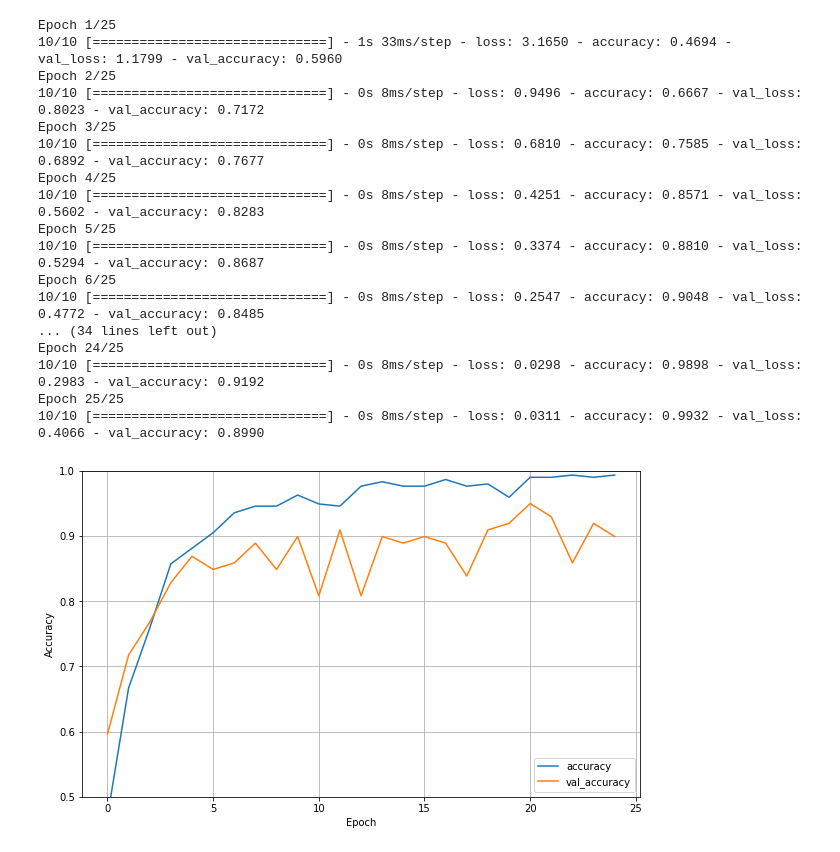
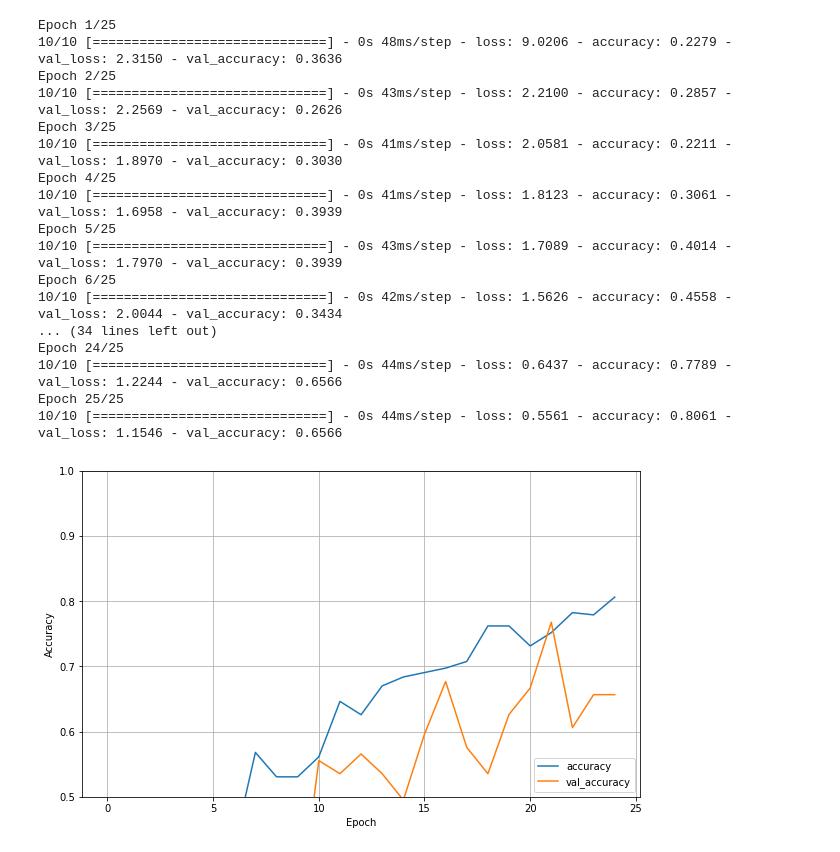
Before and after one commit to vasilevIT/emg-interface, a Jupyter notebook: prefilter_for_EMG_signal.ipynb, the cells around one changed output. Drawn from its saved outputs; the diff is of its cells as text; code cells hidden in the pictures.

```diff
--- a/prefilter_for_EMG_signal.ipynb
+++ b/prefilter_for_EMG_signal.ipynb
@@ -269,66 +276,68 @@ Total: 2 experiment(s)
 # %%
 #keras.utils.plot_model(model2, 'dense_image_classifier.png', show_shapes=True)
+# %%
+history2 = model2.fit(train_signals, train_labels, epochs=25,
+                   validation_data=(test_signals, test_labels))
+# %% [output]
+Epoch 1/25
+10/10 [==============================] - 0s 48ms/step - loss: 9.0206 - accuracy: 0.2279 - val_loss: 2.3150 - val_accuracy: 0.3636
+Epoch 2/25
+10/10 [==============================] - 0s 43ms/step - loss: 2.2100 - accuracy: 0.2857 - val_loss: 2.2569 - val_accuracy: 0.2626
+Epoch 3/25
+10/10 [==============================] - 0s 41ms/step - loss: 2.0581 - accuracy: 0.2211 - val_loss: 1.8970 - val_accuracy: 0.3030
+Epoch 4/25
+10/10 [==============================] - 0s 41ms/step - loss: 1.8123 - accuracy: 0.3061 - val_loss: 1.6958 - val_accuracy: 0.3939
+Epoch 5/25
+10/10 [==============================] - 0s 43ms/step - loss: 1.7089 - accuracy: 0.4014 - val_loss: 1.7970 - val_accuracy: 0.3939
+Epoch 6/25
+10/10 [==============================] - 0s 42ms/step - loss: 1.5626 - accuracy: 0.4558 - val_loss: 2.0044 - val_accuracy: 0.3434
+... (34 lines left out)
+Epoch 24/25
+10/10 [==============================] - 0s 44ms/step - loss: 0.6437 - accuracy: 0.7789 - val_loss: 1.2244 - val_accuracy: 0.6566
+Epoch 25/25
+10/10 [==============================] - 0s 44ms/step - loss: 0.5561 - accuracy: 0.8061 - val_loss: 1.1546 - val_accuracy: 0.6566
 # %%
-history = model2.fit(train_signals, train_labels, epochs=25,
-                   validation_data=(test_signals, test_labels))
 
 
 plt.figure(figsize=(10,6))
 plt.grid(True)
-plt.plot(history.history['accuracy'], label='accuracy')
-plt.plot(history.history['val_accuracy'], label = 'val_accuracy')
+plt.plot(history2.history['accuracy'], label='accuracy')
+plt.plot(history2.history['val_accuracy'], label = 'val_accuracy')
 plt.xlabel('Epoch')
 plt.ylabel('Accuracy')
 plt.ylim([0.5, 1])
 plt.legend(loc='lower right')
 
 #функция вывода коэффициентов свёрточного слоя
 def check_coef_conv_layer(model_name, num_layer, num_filter):
 
   #сохраняем в переменную коэффициенты наблюдаемого слоя
-  l = model_name.layers[num_layer].get_weights()
+  layer = model_name.layers[num_layer].get_weights()
 
   #коэффициенты 'а' наблюдаемого слоя первой сети
-  a = l[0]
+  weights = layer[0]
   #коэффициенты 'b' наблюдаемого слоя первой сети
-  b = l[1]
+  biases = layer[1]
   #вывод данных на экран
   for i in range(10):
-    print("k{} = {:7.4f}".format(i, a[i][0][num_filter]))
-  print("\nb = {:7.4f}".format(b[num_filter]))
+    print("k{} = {:7.4f}".format(i, weights[i][0][num_filter]))
+  print("\nb = {:7.4f}".format(biases[num_filter]))
 
 #функция вывода коеффициентов полносвязного слоя
 def check_coef_dense_layer(model_name, num_layer, num_filter):
 
   #сохраняем в переменную веса наблюдаемого слоя сети
-  l = model_name.layers[num_layer].get_weights()
+  layer = model_name.layers[num_layer].get_weights()
 
   #коэффициенты 'а' наблюдаемого слоя сети
-  a = l[0]
+  weights = layer[0]
   #коэффициенты 'b' наблюдаемого слоя сети
-  b = l[1]
+  biases = layer[1]
   #вывод данных на экран
   for i in range(10):
-    print("k{} = {:7.4f}".format(i, a[i][num_filter]))
-  print("\nb = {:7.4f}".format(b[num_filter]))
+    print("k{} = {:7.4f}".format(i, weights[i][num_filter]))
+  print("\nb = {:7.4f}".format(biases[num_filter]))
 
 l = model.layers[10].get_weights()
 # %% [output]
-Epoch 1/25
-10/10 [==============================] - 1s 33ms/step - loss: 3.1650 - accuracy: 0.4694 - val_loss: 1.1799 - val_accuracy: 0.5960
-Epoch 2/25
-10/10 [==============================] - 0s 8ms/step - loss: 0.9496 - accuracy: 0.6667 - val_loss: 0.8023 - val_accuracy: 0.7172
-Epoch 3/25
-10/10 [==============================] - 0s 8ms/step - loss: 0.6810 - accuracy: 0.7585 - val_loss: 0.6892 - val_accuracy: 0.7677
-Epoch 4/25
-10/10 [==============================] - 0s 8ms/step - loss: 0.4251 - accuracy: 0.8571 - val_loss: 0.5602 - val_accuracy: 0.8283
-Epoch 5/25
-10/10 [==============================] - 0s 8ms/step - loss: 0.3374 - accuracy: 0.8810 - val_loss: 0.5294 - val_accuracy: 0.8687
-Epoch 6/25
-10/10 [==============================] - 0s 8ms/step - loss: 0.2547 - accuracy: 0.9048 - val_loss: 0.4772 - val_accuracy: 0.8485
-... (34 lines left out)
-Epoch 24/25
-10/10 [==============================] - 0s 8ms/step - loss: 0.0298 - accuracy: 0.9898 - val_loss: 0.2983 - val_accuracy: 0.9192
-Epoch 25/25
-10/10 [==============================] - 0s 8ms/step - loss: 0.0311 - accuracy: 0.9932 - val_loss: 0.4066 - val_accuracy: 0.8990
-[figure, old version]
+[figure, new version]
```
Also changed, not shown: parts of 11 cells of this notebook.
